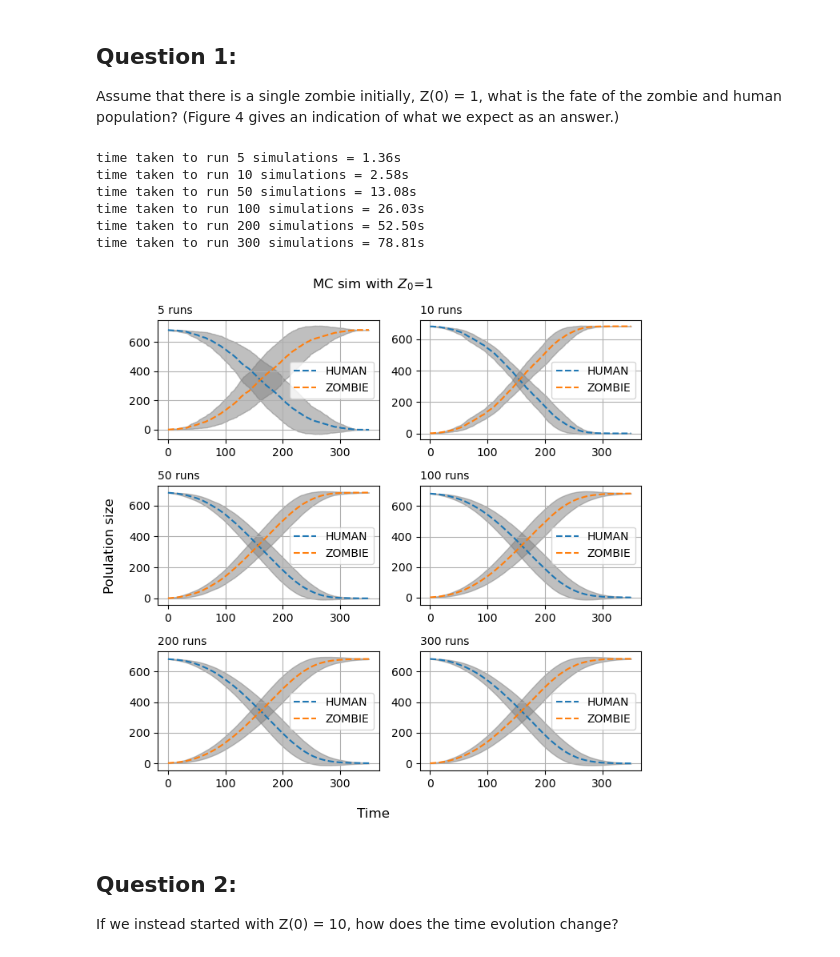
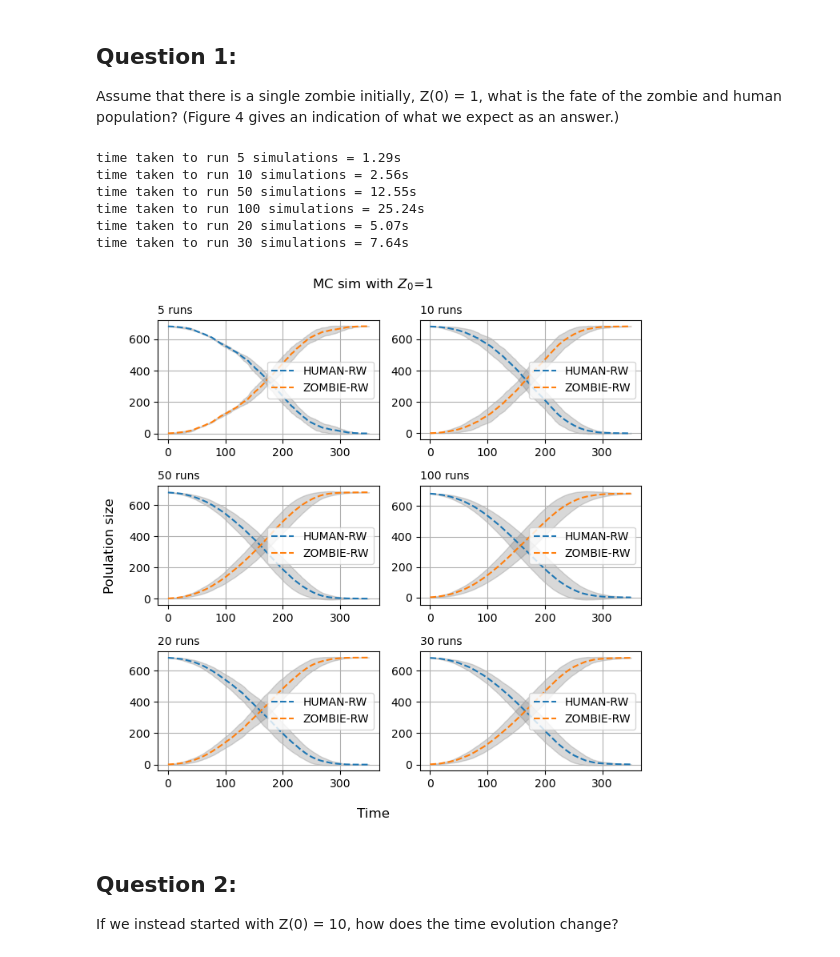
Before and after one commit to waves-stats/MOD_510_2023_autumn, a Jupyter notebook: Partha/project_4/Zombies_Project4_v1.ipynb, the cells around one changed output. Saved outputs shown, nothing was run; the diff lists cells and outputs as text; code cells hidden in the pictures.

```diff
--- a/Partha/project_4/Zombies_Project4_v1.ipynb
+++ b/Partha/project_4/Zombies_Project4_v1.ipynb
@@ -604,15 +639,16 @@ def run_mc(samples = 100,**kwargs):
     mc_averaged_data = mc_results.groupby('sim_time')[mc_results.columns[:-2]].agg(['mean','std'])
     return mc_averaged_data
 # %%
-def plot_mc_results(ax, mc_averaged_data , cats = ['HUMAN', 'ZOMBIE']):
+def plot_mc_results(ax, mc_averaged_data , cats = ['HUMAN', 'ZOMBIE'],show_band=True):
 
     data = mc_averaged_data[cats]
     t = data.index
     for cat in cats:
         mean = data[cat,'mean']
         std = data[cat,'std']
-        ax.plot(t, mean,'--', label = cat)
-        ax.fill_between(t,mean+std, mean-std, color = 'grey', alpha = 0.5)
+        ax.plot(t, mean,'--', label = cat+'-RW')
+        if show_band:
+            ax.fill_between(t,mean+std, mean-std, color = 'grey', alpha = 0.3)
     ax.grid()
     ax.legend()
     return(ax)
@@ -622,29 +658,29 @@ Assume that there is a single zombie initially, Z(0) = 1, what is
 the fate of the zombie and human population? (Figure 4 gives an indication of
 what we expect as an answer.)
 # %%
-sizes = [5,10,50,100,200,300]
+sizes = [5,10,50,100,20,30]
 z0,T =1,350
 fig, axs = plt.subplots(nrows = 3, ncols=2, figsize = (7,7))
 axs = np.ndarray.flatten(axs)
 for size,ax in zip(sizes,axs):
     a = time.time()
     mc_averaged_data = run_mc(samples=size, infected=z0,T=T)
     plot_mc_results(ax, mc_averaged_data)
     ax.set_title(f'{size} runs', loc ='left', fontsize = 10)
     b = time.time()
     print(f'time taken to run {size} simulations = {b-a:.2f}s')
 fig.suptitle(f'MC sim with $Z_0$={z0}')
 fig.supxlabel('Time')
 fig.supylabel('Polulation size')
 plt.tight_layout()
 # %% [output]
-time taken to run 5 simulations = 1.36s
-time taken to run 10 simulations = 2.58s
-time taken to run 50 simulations = 13.08s
-time taken to run 100 simulations = 26.03s
-time taken to run 200 simulations = 52.50s
-time taken to run 300 simulations = 78.81s
+time taken to run 5 simulations = 1.29s
+time taken to run 10 simulations = 2.56s
+time taken to run 50 simulations = 12.55s
+time taken to run 100 simulations = 25.24s
+time taken to run 20 simulations = 5.07s
+time taken to run 30 simulations = 7.64s
-[figure, old version]
+[figure, new version]
 # %% [markdown]
 ## Question 2:
 If we instead started with Z(0) = 10, how does the time evolution
```
Also changed, not shown: parts of 68 cells of this notebook.
